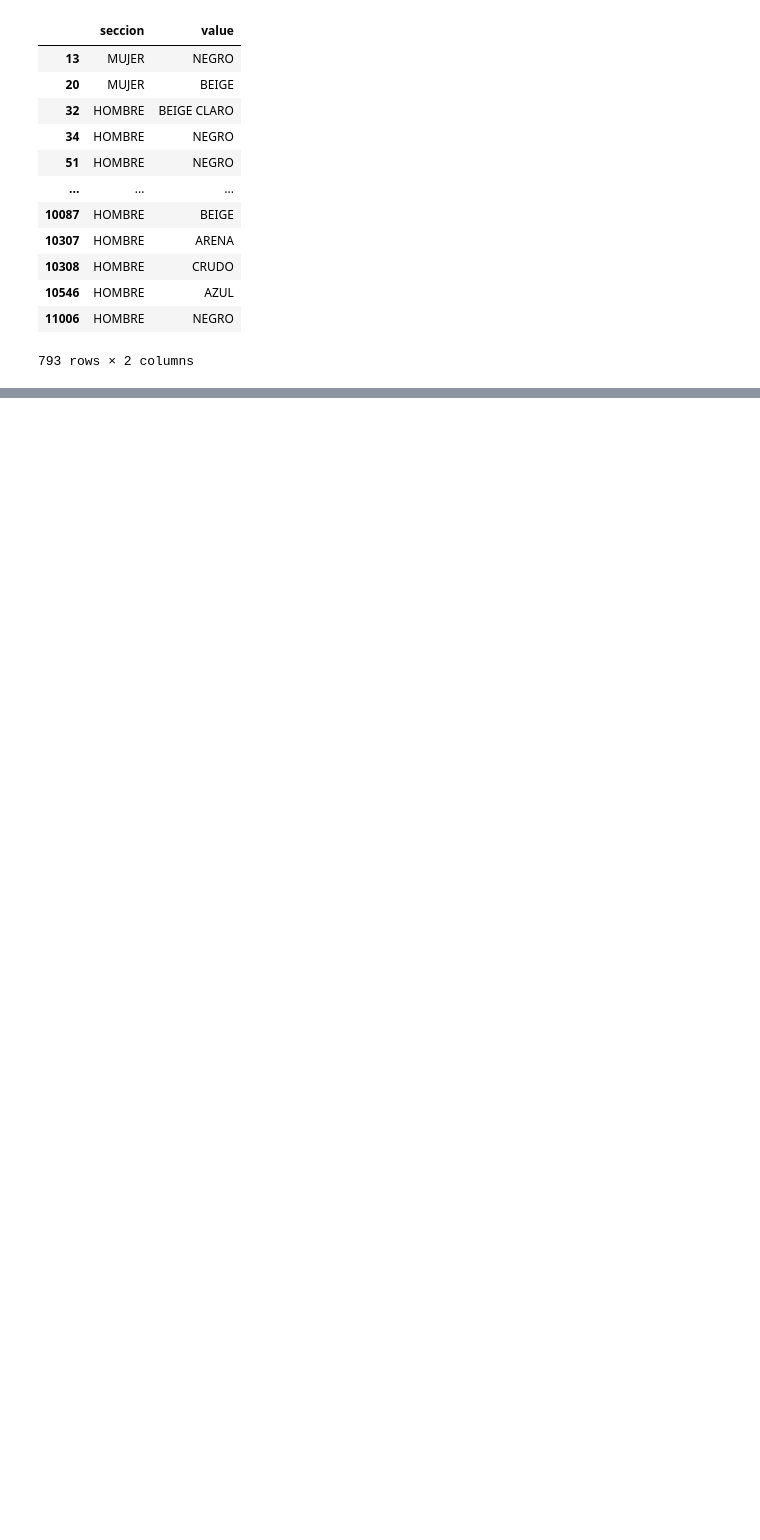
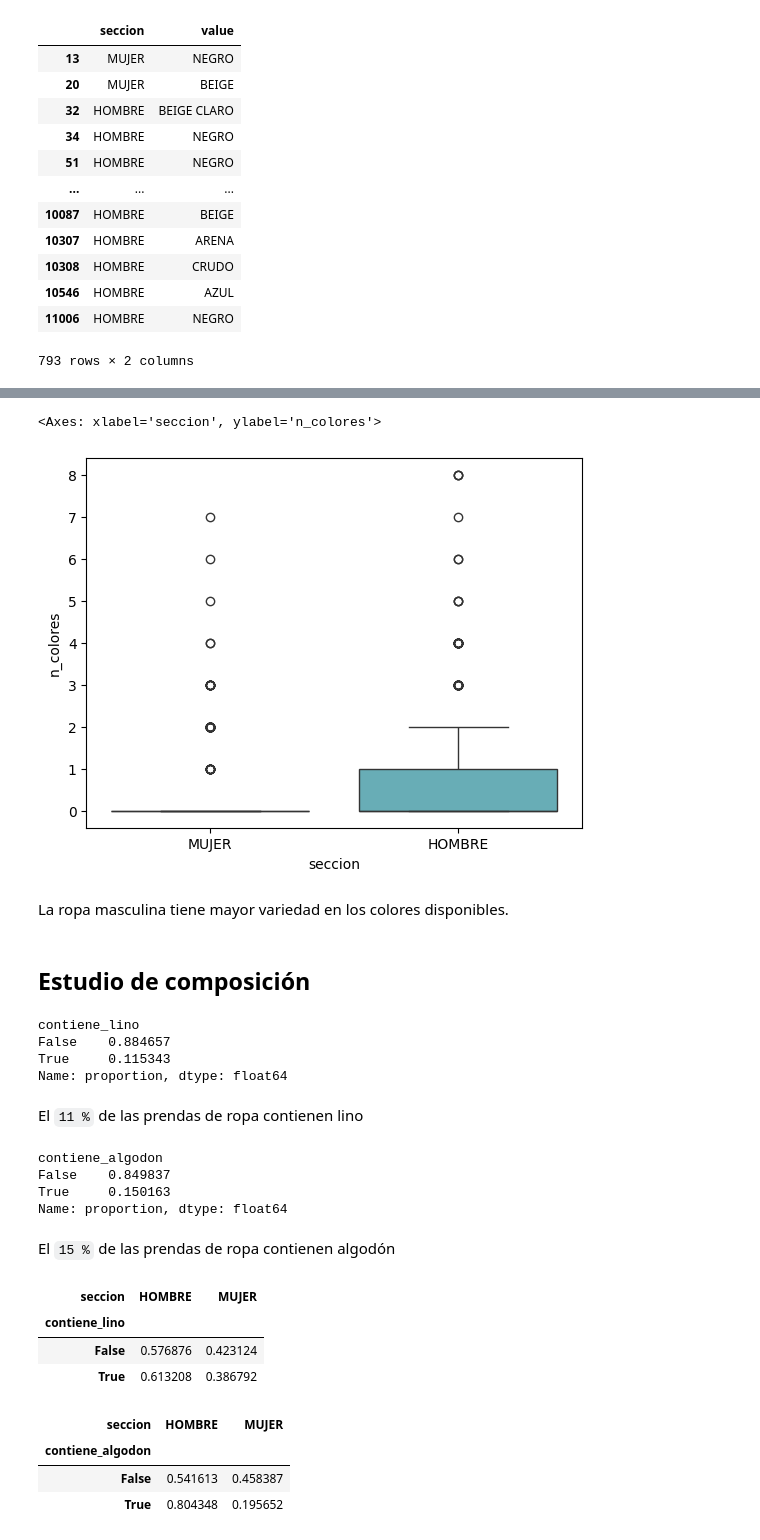
Before and after one commit to MiguelAMeloM/Miguel_DataAnalytics, a Jupyter notebook: analisis_ropa_ZARA/analisis.ipynb, the cells around one changed output, grey strips where cells are left out. Drawn from its saved outputs; the diff is of its cells as text; code cells hidden in the pictures; blank space fills up the shorter version.

```diff
--- a/analisis_ropa_ZARA/analisis.ipynb
+++ b/analisis_ropa_ZARA/analisis.ipynb
@@ -224,0 +130,54 @@ B_N = (
+# %%
+sns.boxplot(
+    data = df,
+    x = 'seccion',
+    y = 'n_colores',
+    palette = palette
+)
+# %% [output]
+<Axes: xlabel='seccion', ylabel='n_colores'>
+[figure, added]
+# %% [markdown]
+La ropa masculina tiene mayor variedad en los colores disponibles.
+# %% [markdown]
+## Estudio de composición
+# %%
+df['contiene_lino'].value_counts(normalize=True)
+# %% [output]
+contiene_lino
+False    0.884657
+True     0.115343
+Name: proportion, dtype: float64
+# %% [markdown]
+El `11 %` de las prendas de ropa contienen lino
+# %%
+df['contiene_algodon'].value_counts(normalize=True)
+# %% [output]
+contiene_algodon
+False    0.849837
+True     0.150163
+Name: proportion, dtype: float64
+# %% [markdown]
+El `15 %` de las prendas de ropa contienen algodón
+# %%
+pd.crosstab(
+    df['contiene_lino'],
+    df['seccion'],
+    normalize='index'
+)
+# %% [output]
+| seccion | HOMBRE | MUJER |
+| contiene_lino |  |  |
+| False | 0.576876 | 0.423124 |
+| True | 0.613208 | 0.386792 |
+# %%
+pd.crosstab(
+    df['contiene_algodon'],
+    df['seccion'],
+    normalize='index'
+)
+# %% [output]
+| seccion | HOMBRE | MUJER |
+| contiene_algodon |  |  |
+| False | 0.541613 | 0.458387 |
+| True | 0.804348 | 0.195652 |
```
Also changed, not shown: parts of 35 cells of this notebook.
